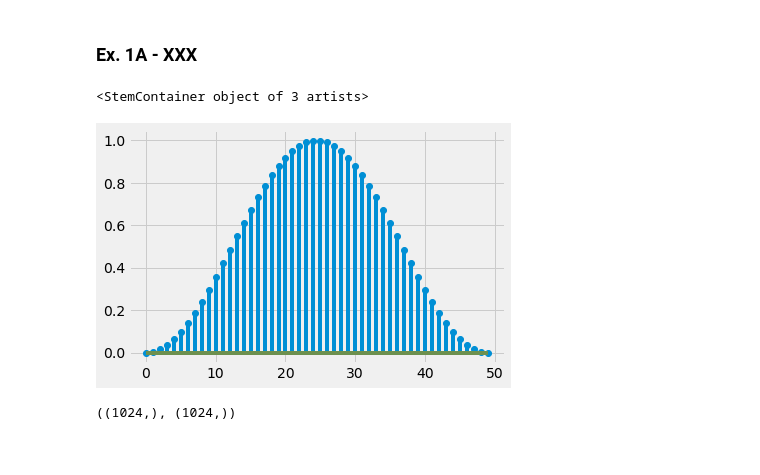
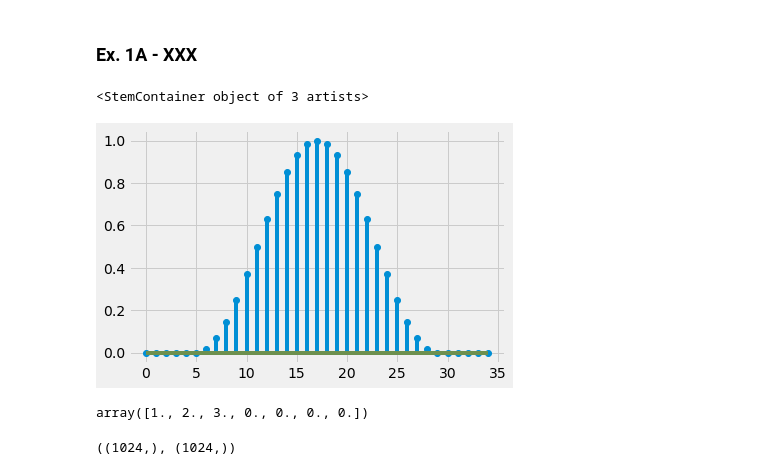
Before and after one commit to fonstelien/INF4480, a Jupyter notebook: project3/project3.ipynb, the cells around one changed output. Cells and saved outputs as stored; diff of their text form; code cells hidden in the pictures.

```diff
--- a/project3/project3.ipynb
+++ b/project3/project3.ipynb
@@ -123,6 +123,8 @@ Xs = matched_filtering(X, s)
 ### Ex. 1A - XXX
 # %%
 def window(N, n0=0, wN=None, wname='rectangular'):
+    '''Returns a window sequence starting at n0, with window length N, and zero padding up to wN; Choose wname={'rectangular', 'hamming', 'hanning'}.'''
+    assert wname in ['rectangular', 'hamming', 'hanning']
     if not wN:
         wN = N + n0
 
@@ -136,8 +138,8 @@ def window(N, n0=0, wN=None, wname='rectangular'):
 
     return w
 # %%
-plt.stem(window(50, wname='hanning'))
+plt.stem(window(25, n0=5, wN=35, wname='hanning'))
 # %% [output]
 <StemContainer object of 3 artists>
-[figure, old version]
+[figure, new version]
 # %%
@@ -167,0 +172,4 @@ def welch(x, L, D=None, wname=None, zero_pad=0, normalize=False):
+# %%
+np.hstack((np.arange(1,4),np.zeros(4)))
+# %% [output]
+array([1., 2., 3., 0., 0., 0., 0.])
```
Also changed, not shown: parts of 8 cells of this notebook.
